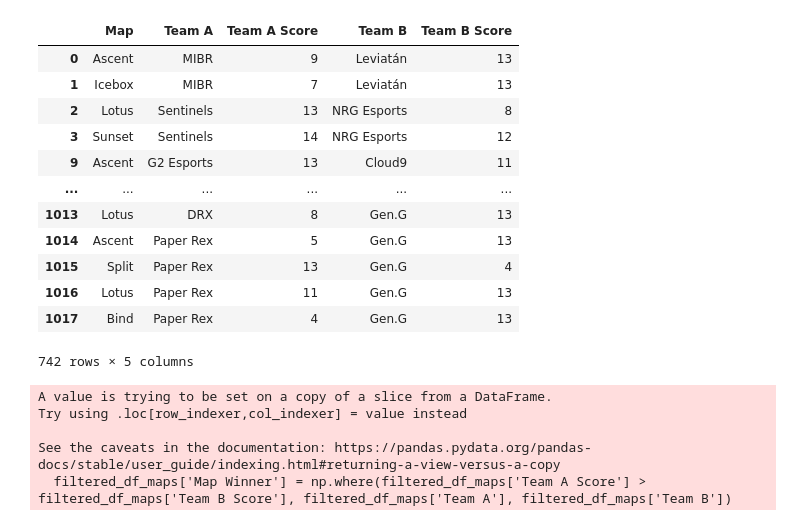
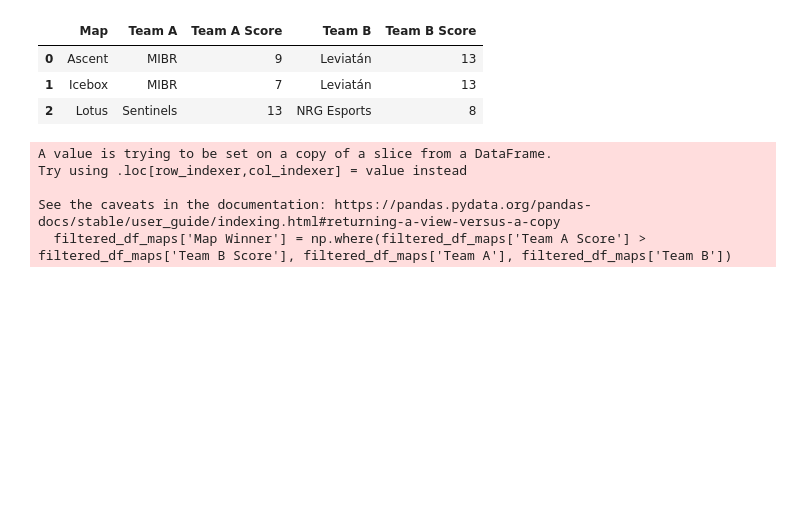
Before and after one commit to danielAcl9/valorantChampions2024DataAnalysis, a Jupyter notebook: notebooks/team_winrates.ipynb, the cells around one changed output. Cells and saved outputs as stored; diff of their text form; code cells hidden in the pictures; blank space fills up the shorter version.

```diff
--- a/notebooks/team_winrates.ipynb
+++ b/notebooks/team_winrates.ipynb
@@ -25,21 +23,12 @@ df_maps.drop(columns=['Tournament', 'Stage', 'Match Type', 'Match Name', 'Team A
 # %%
 # Filtrar los datos para mantener solo los de los equipos participantes
 filtered_df_maps = df_maps[df_maps['Team A'].isin(participating_teams) | df_maps['Team B'].isin(participating_teams)]
-filtered_df_maps
+filtered_df_maps.head(3)
 # %% [output]
 |  | Map | Team A | Team A Score | Team B | Team B Score |
 | 0 | Ascent | MIBR | 9 | Leviatán | 13 |
 | 1 | Icebox | MIBR | 7 | Leviatán | 13 |
 | 2 | Lotus | Sentinels | 13 | NRG Esports | 8 |
-| 3 | Sunset | Sentinels | 14 | NRG Esports | 12 |
-| 9 | Ascent | G2 Esports | 13 | Cloud9 | 11 |
-| ... | ... | ... | ... | ... | ... |
-| 1013 | Lotus | DRX | 8 | Gen.G | 13 |
-| 1014 | Ascent | Paper Rex | 5 | Gen.G | 13 |
-| 1015 | Split | Paper Rex | 13 | Gen.G | 4 |
-| 1016 | Lotus | Paper Rex | 11 | Gen.G | 13 |
-| 1017 | Bind | Paper Rex | 4 | Gen.G | 13 |
-742 rows × 5 columns
 # %%
 # Crea una columna nueva con el ganador de cada mapa
 filtered_df_maps['Map Winner'] = np.where(filtered_df_maps['Team A Score'] > filtered_df_maps['Team B Score'], filtered_df_maps['Team A'], filtered_df_maps['Team B'])
```
Also changed, not shown: parts of 13 cells of this notebook, 11 other files.
